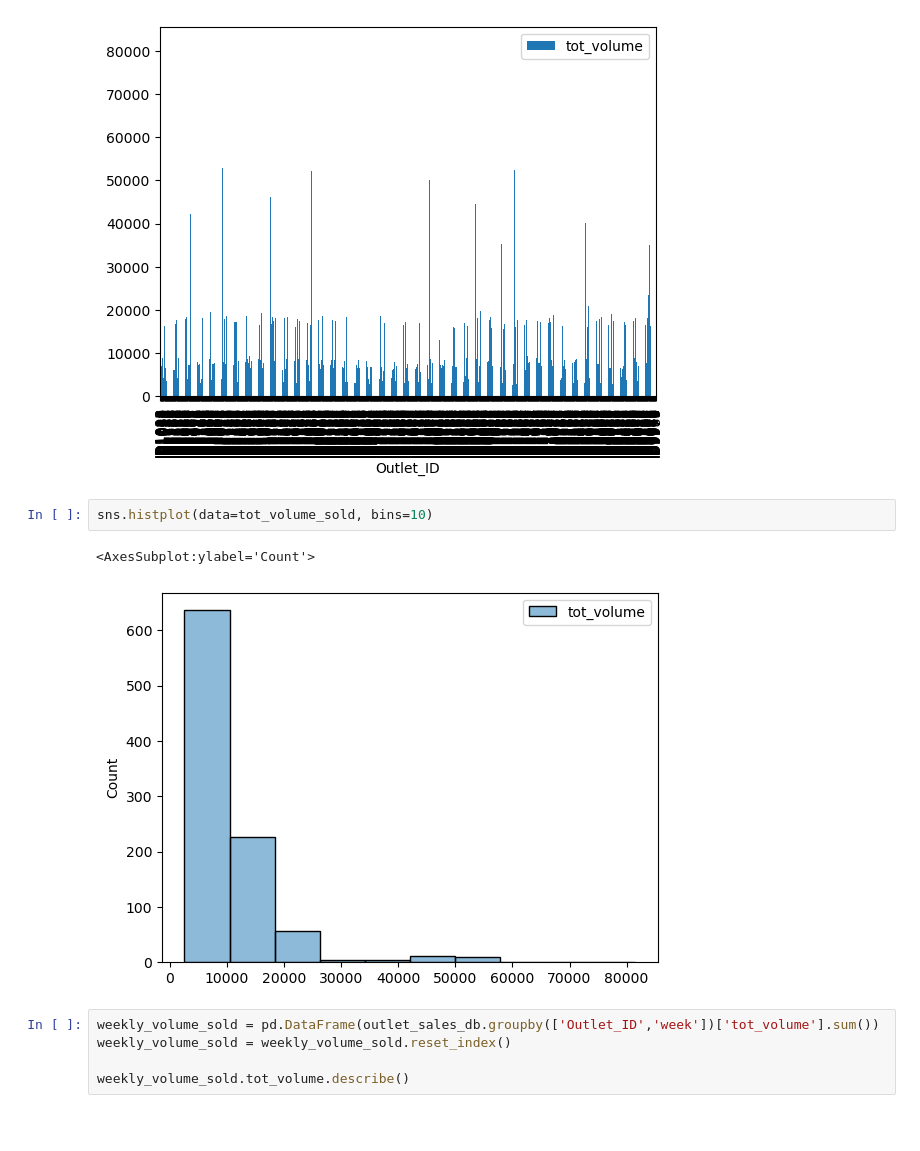
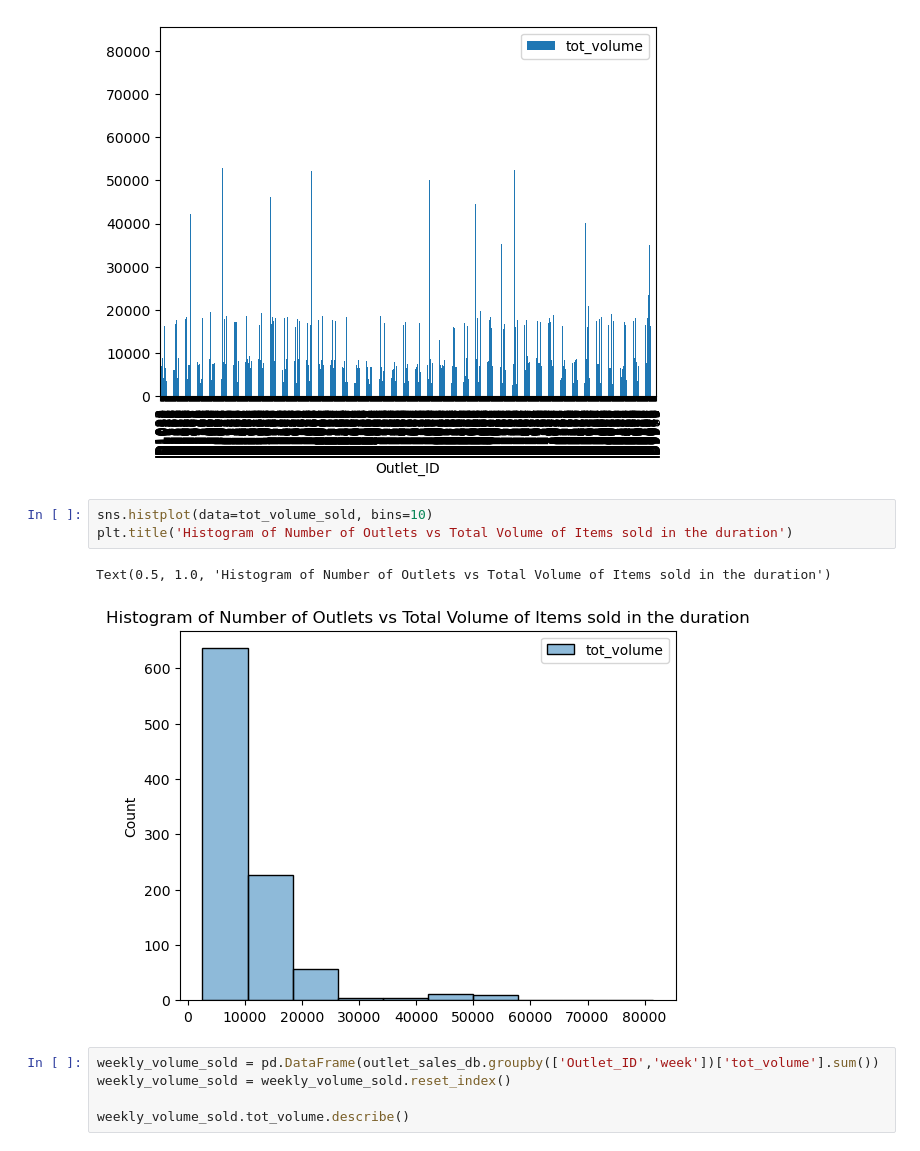
Before and after one commit to navindu-ds/DataStorm-4, a Jupyter notebook: Semifinal Round/semifinals-notebook.ipynb, the cells around one changed output. Saved outputs shown, nothing was run; the diff lists cells and outputs as text; blank space fills up the shorter version.

```diff
--- a/Semifinal Round/semifinals-notebook.ipynb
+++ b/Semifinal Round/semifinals-notebook.ipynb
@@ -472,11 +454,12 @@ tot_volume_sold.plot(x='Outlet_ID',y='tot_volume',kind='bar')
 # %% [output]
 <AxesSubplot:xlabel='Outlet_ID'>
 [figure]
-# %%
-sns.histplot(data=tot_volume_sold, bins=10)
-# %% [output]
-<AxesSubplot:ylabel='Count'>
-[figure, removed]
+# %%
+sns.histplot(data=tot_volume_sold, bins=10)
+plt.title('Histogram of Number of Outlets vs Total Volume of Items sold in the duration')
+# %% [output]
+Text(0.5, 1.0, 'Histogram of Number of Outlets vs Total Volume of Items sold in the duration')
+[figure, added]
 # %%
 weekly_volume_sold = pd.DataFrame(outlet_sales_db.groupby(['Outlet_ID','week'])['tot_volume'].sum())
 weekly_volume_sold = weekly_volume_sold.reset_index()
```
Also changed, not shown: parts of 16 cells of this notebook.
